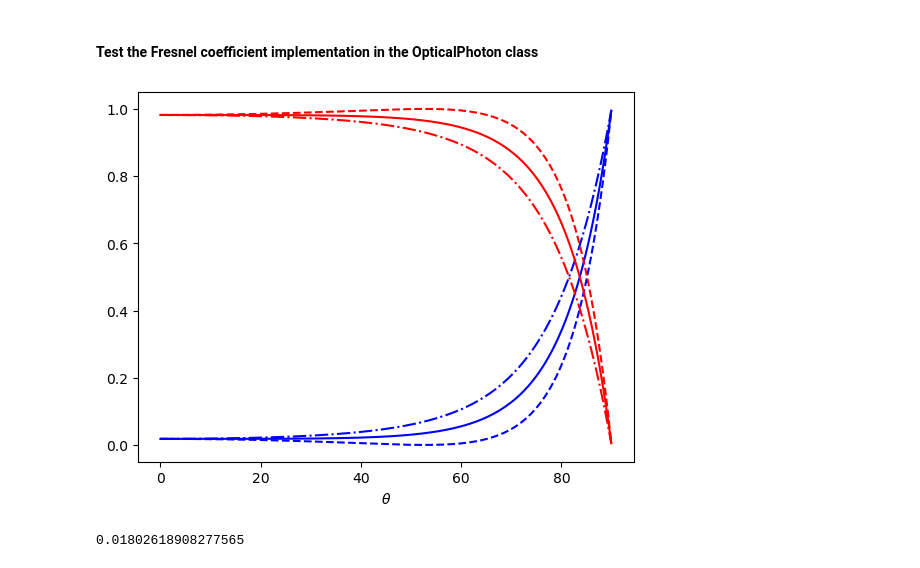
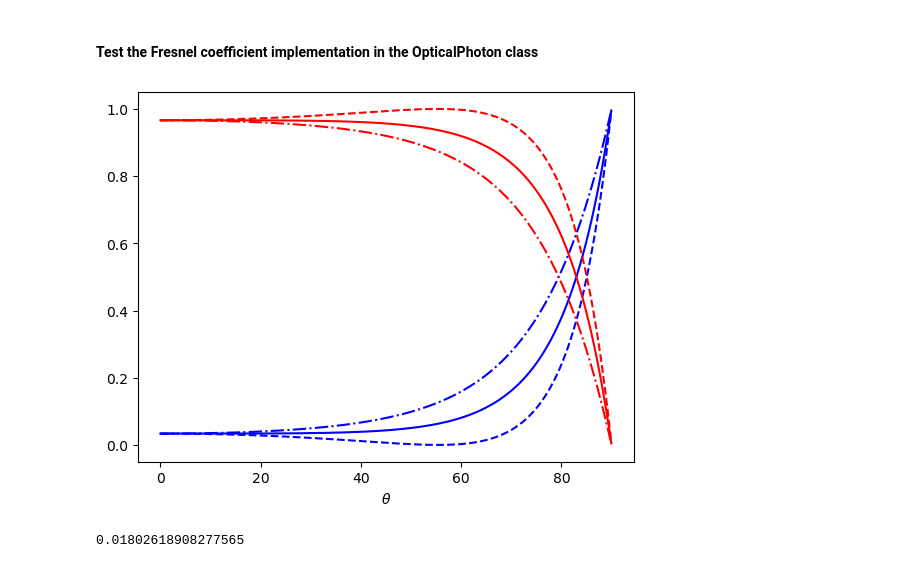
Before and after one commit to acolijn/OptoSim, a Jupyter notebook: notebook/FresnelVerification.ipynb, the cells around one changed output. Saved outputs shown, nothing was run; the diff lists cells and outputs as text; code cells hidden in the pictures.

```diff
--- a/notebook/FresnelVerification.ipynb
+++ b/notebook/FresnelVerification.ipynb
@@ -8,31 +8,31 @@ import matplotlib.pyplot as plt
 # %%
 myPhoton = OpticalPhoton()
 
 # refractive indices
-n1 = 1.0
-n2 = 1.31
+n1 = 1.00
+n2 = 1.45
 # theta range from 0-pi/2
 theta = np.arange(0,np.pi/2,0.01)
 
 R = np.empty_like(theta)
 rs = np.empty_like(theta)
 rp = np.empty_like(theta)
 for i,th in enumerate(theta):
     R[i], _ = myPhoton.fresnel_coefficients_average(n1, n2, th)
     rs[i],rp[i] = myPhoton.fresnel_coefficients(n1,n2,th)
 
 plt.plot(theta*180/3.1415,R,'blue')
 plt.plot(theta*180/3.1415,rs**2,linestyle='-.',color='blue')
 plt.plot(theta*180/3.1415,rp**2,linestyle='--',color='blue')
 
 plt.plot(theta*180/3.1415,1-R,'red')
 plt.plot(theta*180/3.1415,1-rs**2,linestyle='-.',color='red')
 plt.plot(theta*180/3.1415,1-rp**2,linestyle='--',color='red')
 
 plt.xlabel('$\\theta$')
 plt.show()
 # %% [output]
-[figure, old version]
+[figure, new version]
 # %%
 R[20]
 # %% [output]
```
Also changed, not shown: 8 other files.
